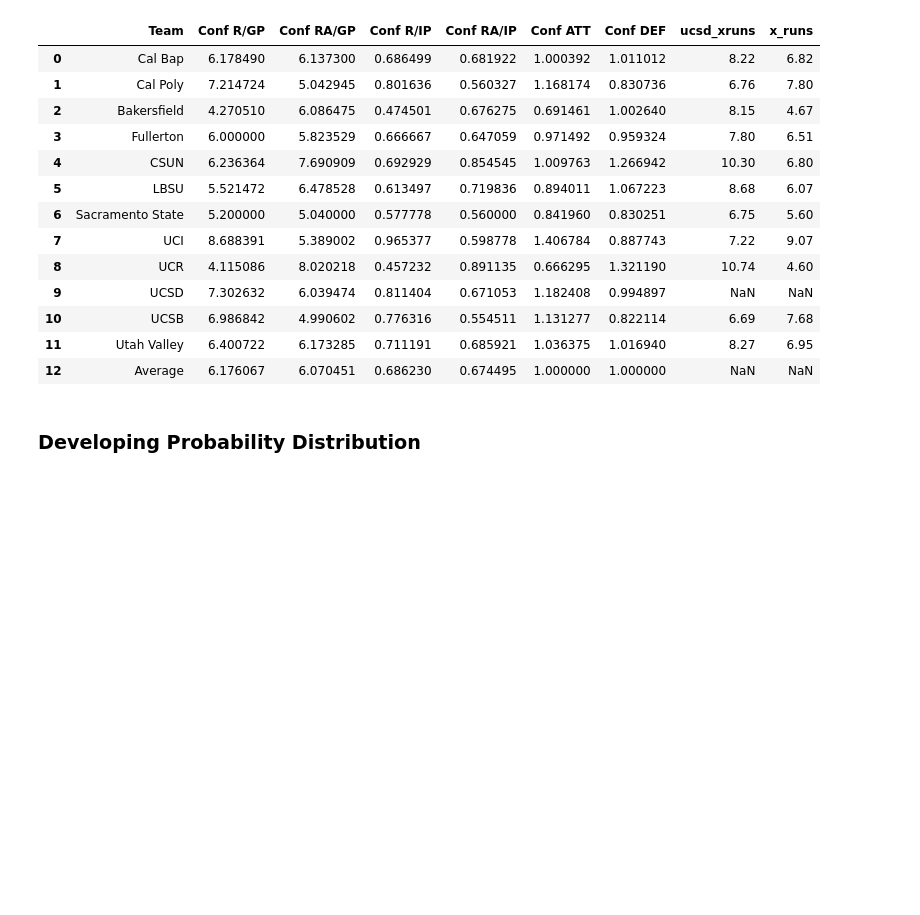
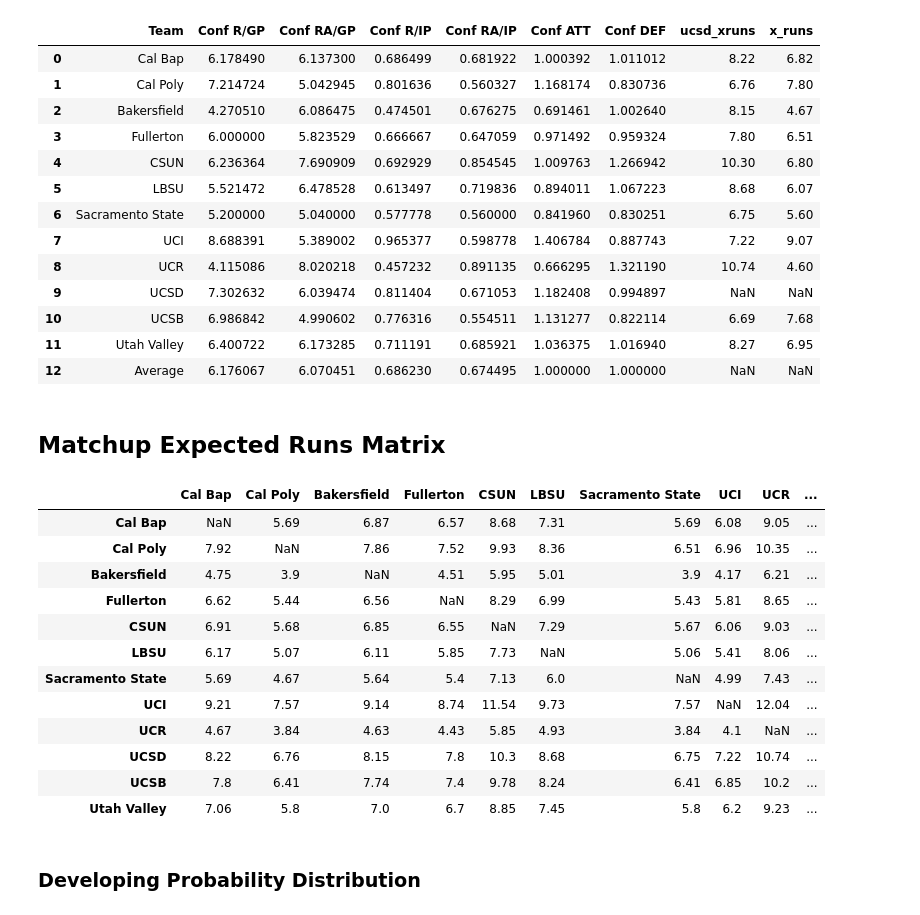
Before and after one commit to jackkalsched/UCSD_Baseball_25, a Jupyter notebook: Other/schedule_optimization.ipynb, the cells around one changed output. Saved outputs shown, nothing was run; the diff lists cells and outputs as text; code cells hidden in the pictures; blank space fills up the shorter version.

```diff
--- a/Other/schedule_optimization.ipynb
+++ b/Other/schedule_optimization.ipynb
@@ -106,6 +106,46 @@ runs_master
 | 10 | UCSB | 6.986842 | 4.990602 | 0.776316 | 0.554511 | 1.131277 | 0.822114 | 6.69 | 7.68 |
 | 11 | Utah Valley | 6.400722 | 6.173285 | 0.711191 | 0.685921 | 1.036375 | 1.016940 | 8.27 | 6.95 |
 | 12 | Average | 6.176067 | 6.070451 | 0.686230 | 0.674495 | 1.000000 | 1.000000 | NaN | NaN |
+# %% [markdown]
+## Matchup Expected Runs Matrix
+# %%
+#Duplicate above function with team parameter
+def find_expected_runs(team, opponent):
+    if team == opponent or opponent == 'Average' or team == 'Average':
+        return np.nan
+
+    att = runs_master.loc[runs_master['Team'] == team, 'Conf ATT'].iloc[0]
+    defense = runs_master.loc[runs_master['Team'] == opponent, 'Conf DEF'].iloc[0]
+
+    xruns = (att * defense) * average_runs * np.sqrt(1 + hfa[team])
+    return round(xruns, 2)
+
+# Build full matchup matrix
+teams = runs_master.loc[runs_master['Team'] != 'Average', 'Team'].tolist()
+matchup_matrix = pd.DataFrame(index=teams, columns=teams)
+
+for team in teams:
+    for opp in teams:
+        matchup_matrix.loc[team, opp] = find_expected_runs(team, opp)
+
+# Save to Excel
+matchup_matrix.to_excel("full_matchup_matrix_bigwest.xlsx")
+
+matchup_matrix
+# %% [output]
+|  | Cal Bap | Cal Poly | Bakersfield | Fullerton | CSUN | LBSU | Sacramento State | UCI | UCR | ... |
+| Cal Bap | NaN | 5.69 | 6.87 | 6.57 | 8.68 | 7.31 | 5.69 | 6.08 | 9.05 | ... |
+| Cal Poly | 7.92 | NaN | 7.86 | 7.52 | 9.93 | 8.36 | 6.51 | 6.96 | 10.35 | ... |
+| Bakersfield | 4.75 | 3.9 | NaN | 4.51 | 5.95 | 5.01 | 3.9 | 4.17 | 6.21 | ... |
+| Fullerton | 6.62 | 5.44 | 6.56 | NaN | 8.29 | 6.99 | 5.43 | 5.81 | 8.65 | ... |
+| CSUN | 6.91 | 5.68 | 6.85 | 6.55 | NaN | 7.29 | 5.67 | 6.06 | 9.03 | ... |
+| LBSU | 6.17 | 5.07 | 6.11 | 5.85 | 7.73 | NaN | 5.06 | 5.41 | 8.06 | ... |
+| Sacramento State | 5.69 | 4.67 | 5.64 | 5.4 | 7.13 | 6.0 | NaN | 4.99 | 7.43 | ... |
+| UCI | 9.21 | 7.57 | 9.14 | 8.74 | 11.54 | 9.73 | 7.57 | NaN | 12.04 | ... |
+| UCR | 4.67 | 3.84 | 4.63 | 4.43 | 5.85 | 4.93 | 3.84 | 4.1 | NaN | ... |
+| UCSD | 8.22 | 6.76 | 8.15 | 7.8 | 10.3 | 8.68 | 6.75 | 7.22 | 10.74 | ... |
+| UCSB | 7.8 | 6.41 | 7.74 | 7.4 | 9.78 | 8.24 | 6.41 | 6.85 | 10.2 | ... |
+| Utah Valley | 7.06 | 5.8 | 7.0 | 6.7 | 8.85 | 7.45 | 5.8 | 6.2 | 9.23 | ... |
 # %% [markdown]
 ### Developing Probability Distribution
 # %%
```
Also changed, not shown: parts of 11 cells of this notebook, 4 other files.
